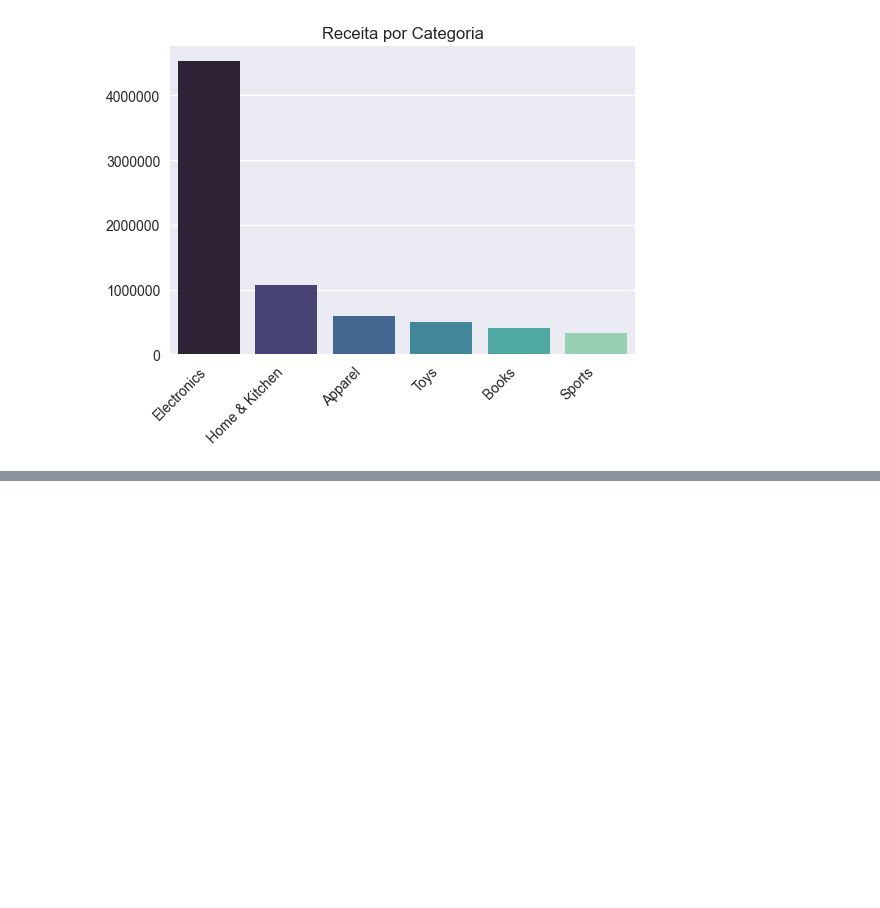
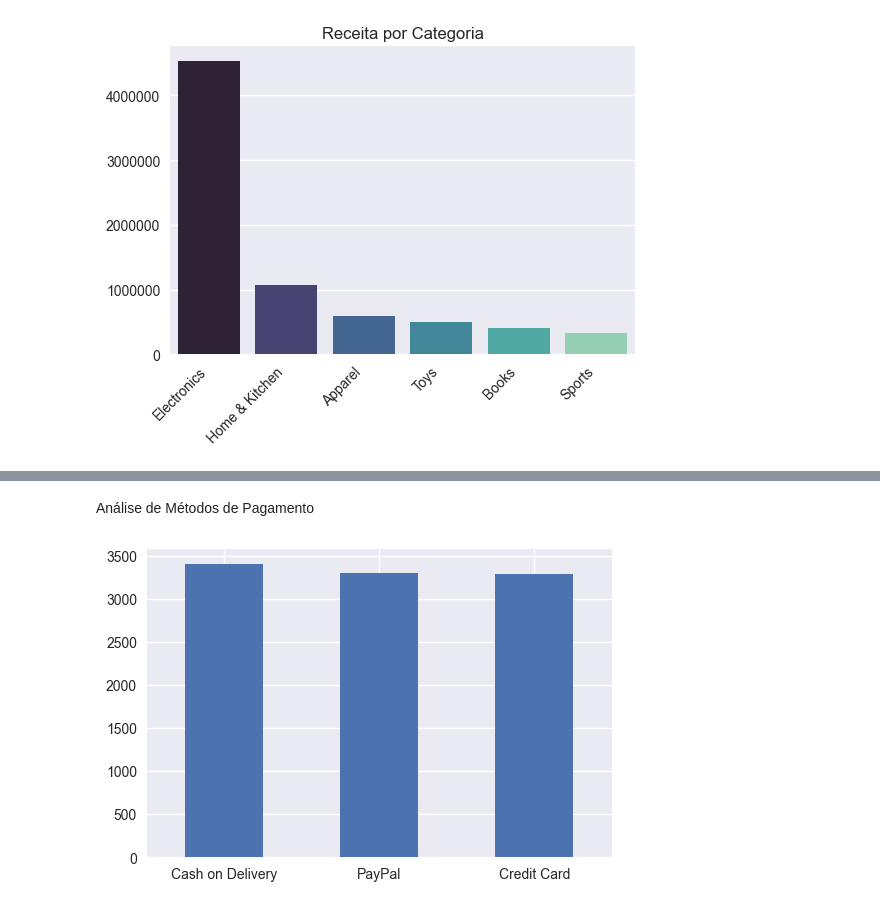
Before and after one commit to CesarNasc/datasets_analysis, a Jupyter notebook: 01_ecommerce/python/ecommerce.ipynb, the cells around one changed output, grey strips where cells are left out. Saved outputs shown, nothing was run; the diff lists cells and outputs as text; code cells hidden in the pictures; blank space fills up the shorter version.

```diff
--- a/01_ecommerce/python/ecommerce.ipynb
+++ b/01_ecommerce/python/ecommerce.ipynb
@@ -416,0 +427,2 @@ plt.show()
+# %% [markdown]
+Análise de Métodos de Pagamento
@@ -416,0 +431,4 @@ plt.show()
+# %%
+_ = df['payment_method'].value_counts().plot.bar(figsize=(6, 4), rot=0, xlabel='')
+# %% [output]
+[figure, added]
```
Also changed, not shown: parts of 15 cells of this notebook.
